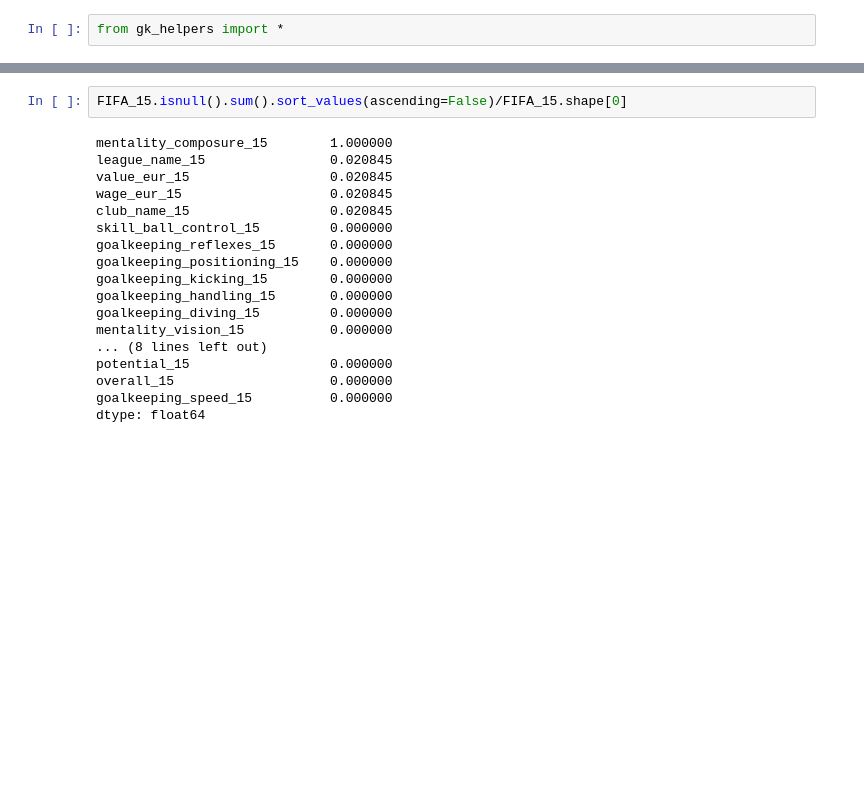
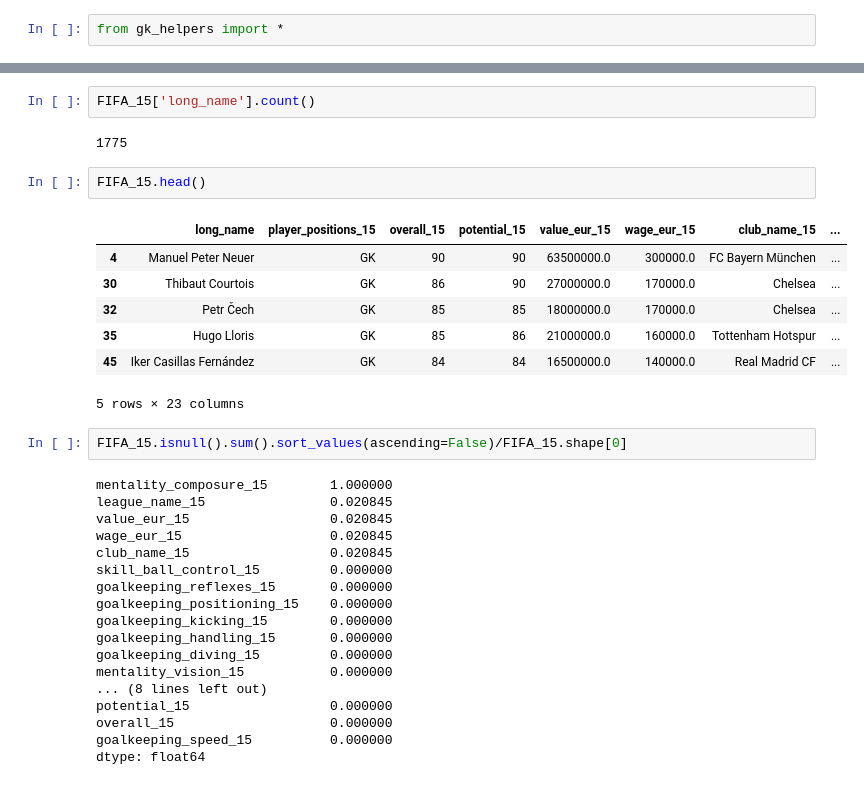
Before and after one commit to helmiAbidi/Football_GoalKeeper_Analysis, a Jupyter notebook: notebooks/predict_FIFA_rating.ipynb, the cells around one changed output, grey strips where cells are left out. Drawn from its saved outputs; the diff is of its cells as text; blank space fills up the shorter version.

```diff
--- a/notebooks/predict_FIFA_rating.ipynb
+++ b/notebooks/predict_FIFA_rating.ipynb
@@ -213,6 +213,20 @@ See the caveats in the documentation: https://pandas.pydata.org/pandas-docs/stab
  'Australian Hyundai A-League' 'German 3. Bundesliga' 'English League Two'
  'Rep. Ireland Airtricity League']
 ... (3 outputs left out)
+# %%
+FIFA_15['long_name'].count()
+# %% [output]
+1775
+# %%
+FIFA_15.head()
+# %% [output]
+|  | long_name | player_positions_15 | overall_15 | potential_15 | value_eur_15 | wage_eur_15 | club_name_15 | ... |
+| 4 | Manuel Peter Neuer | GK | 90 | 90 | 63500000.0 | 300000.0 | FC Bayern München | ... |
+| 30 | Thibaut Courtois | GK | 86 | 90 | 27000000.0 | 170000.0 | Chelsea | ... |
+| 32 | Petr Čech | GK | 85 | 85 | 18000000.0 | 170000.0 | Chelsea | ... |
+| 35 | Hugo Lloris | GK | 85 | 86 | 21000000.0 | 160000.0 | Tottenham Hotspur | ... |
+| 45 | Iker Casillas Fernández | GK | 84 | 84 | 16500000.0 | 140000.0 | Real Madrid CF | ... |
+5 rows × 23 columns
 # %%
 FIFA_15.isnull().sum().sort_values(ascending=False)/FIFA_15.shape[0]
 # %% [output]
```
Also changed, not shown: parts of 5 cells of this notebook, 3 other files.
